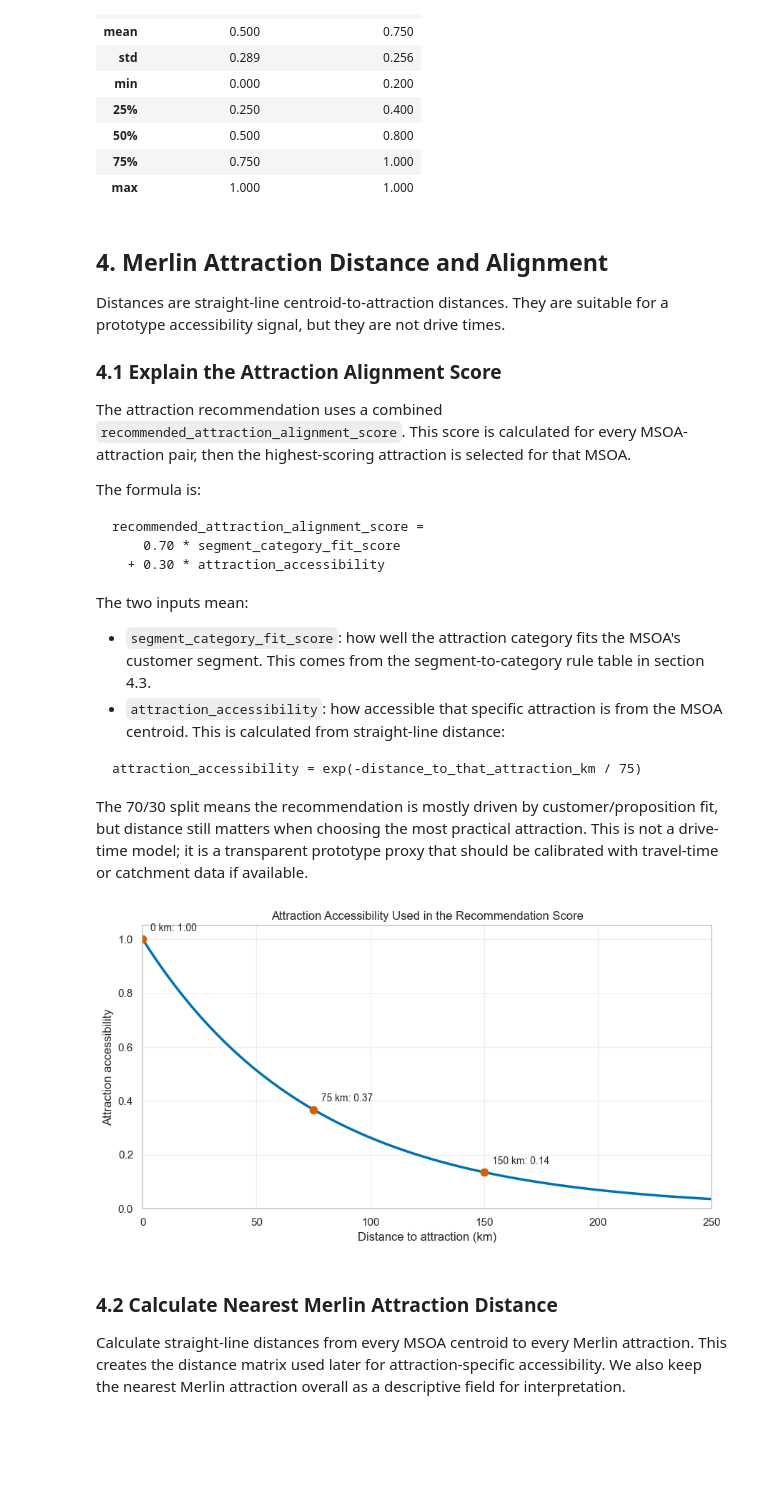
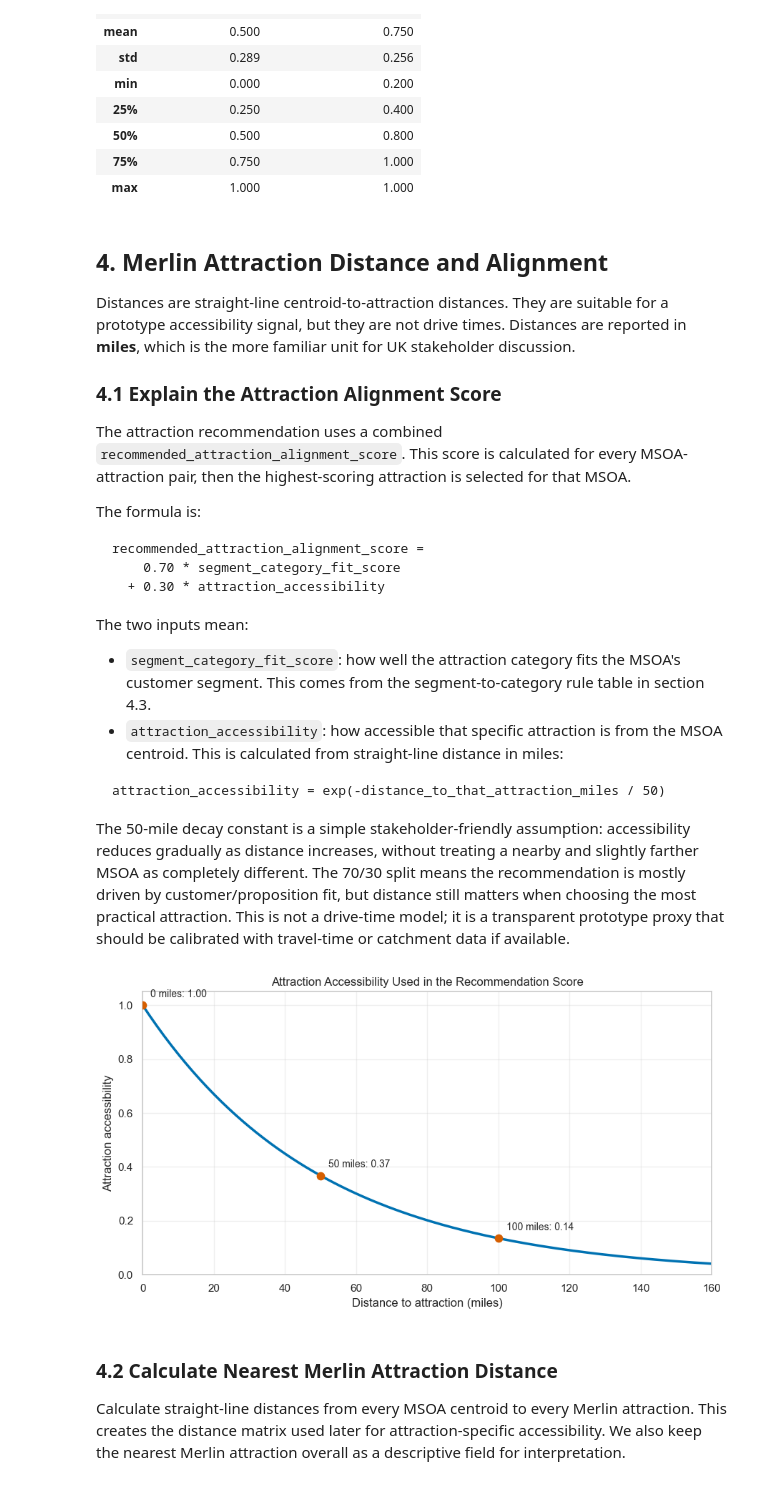
Before and after one commit to billychanhub/uk-demographic-clustering, a Jupyter notebook: notebooks/4_opportunity_scoring.ipynb, the cells around one changed output. Cells and saved outputs as stored; diff of their text form; code cells hidden in the pictures; blank space fills up the shorter version.

````diff
--- a/notebooks/4_opportunity_scoring.ipynb
+++ b/notebooks/4_opportunity_scoring.ipynb
@@ -47,11 +47,14 @@ assert abs(sum(SCORING_WEIGHTS.values()) - 1.0) < 1e-9
 
 PALETTE = ["#0072B2", "#D55E00", "#009E73", "#CC79A7", "#E69F00", "#56B4E9"]
 
-ANNUAL_PASS_DISTANCE_KM = 45
-CLUSTER_MARKETING_DISTANCE_KM = 45
+ATTRACTION_ACCESSIBILITY_DECAY_MILES = 50
+ANNUAL_PASS_DISTANCE_MILES = 30
+CLUSTER_MARKETING_DISTANCE_MILES = 30
 CLUSTER_MARKETING_MIN_ATTRACTIONS = 2
-SHORT_BREAK_MIN_DISTANCE_KM = 60
-SHORT_BREAK_MAX_DISTANCE_KM = 180
+SHORT_BREAK_MIN_DISTANCE_MILES = 40
+SHORT_BREAK_MAX_DISTANCE_MILES = 110
+HIGH_OPPORTUNITY_PERCENTILE_THRESHOLD = 0.70
+TOP_OPPORTUNITY_PERCENTILE_THRESHOLD = 0.90
 REVENUE_PER_VISITOR_ASSUMPTION_GBP = 33.0
 ILLUSTRATIVE_PENETRATION_RATE = 0.01
 
@@ -64,8 +67,8 @@ def clipped_01(series):
     return pd.Series(series).clip(lower=0, upper=1).astype(float)
 
 
-def haversine_km(lat1, lon1, lat2, lon2):
-    radius_km = 6371.0088
+def haversine_miles(lat1, lon1, lat2, lon2):
+    earth_radius_miles = 3958.7613
     lat1 = np.radians(lat1)
     lon1 = np.radians(lon1)
     lat2 = np.radians(lat2)
@@ -73,7 +76,7 @@ def haversine_km(lat1, lon1, lat2, lon2):
     dlat = lat2 - lat1
     dlon = lon2 - lon1
     a = np.sin(dlat / 2) ** 2 + np.cos(lat1) * np.cos(lat2) * np.sin(dlon / 2) ** 2
-    return 2 * radius_km * np.arcsin(np.sqrt(a))
+    return 2 * earth_radius_miles * np.arcsin(np.sqrt(a))
 # %% [markdown]
 ## 2. Load Inputs and QA
 
@@ -198,7 +201,7 @@ scored[pre_recommendation_score_columns].describe().round(3)
 # %% [markdown]
 ## 4. Merlin Attraction Distance and Alignment
 
-Distances are straight-line centroid-to-attraction distances. They are suitable for a prototype accessibility signal, but they are not drive times.
+Distances are straight-line centroid-to-attraction distances. They are suitable for a prototype accessibility signal, but they are not drive times. Distances are reported in **miles**, which is the more familiar unit for UK stakeholder discussion.
 
 ### 4.1 Explain the Attraction Alignment Score
 
@@ -215,49 +218,51 @@ recommended_attraction_alignment_score =
 The two inputs mean:
 
 - `segment_category_fit_score`: how well the attraction category fits the MSOA's customer segment. This comes from the segment-to-category rule table in section 4.3.
-- `attraction_accessibility`: how accessible that specific attraction is from the MSOA centroid. This is calculated from straight-line distance:
+- `attraction_accessibility`: how accessible that specific attraction is from the MSOA centroid. This is calculated from straight-line distance in miles:
 
 ```text
-attraction_accessibility = exp(-distance_to_that_attraction_km / 75)
+attraction_accessibility = exp(-distance_to_that_attraction_miles / 50)
 ```
 
-The 70/30 split means the recommendation is mostly driven by customer/proposition fit, but distance still matters when choosing the most practical attraction. This is not a drive-time model; it is a transparent prototype proxy that should be calibrated with travel-time or catchment data if available.
+The 50-mile decay constant is a simple stakeholder-friendly assumption: accessibility reduces gradually as distance increases, without treating a nearby and slightly farther MSOA as completely different. The 70/30 split means the recommendation is mostly driven by customer/proposition fit, but distance still matters when choosing the most practical attraction. This is not a drive-time model; it is a transparent prototype proxy that should be calibrated with travel-time or catchment data if available.
 # %%
-distance_example = pd.DataFrame({"distance_to_attraction_km": np.linspace(0, 250, 251)})
-distance_example["attraction_accessibility"] = np.exp(-distance_example["distance_to_attraction_km"] / 75)
+distance_example = pd.DataFrame({"distance_to_attraction_miles": np.linspace(0, 160, 161)})
+distance_example["attraction_accessibility"] = np.exp(
+    -distance_example["distance_to_attraction_miles"] / ATTRACTION_ACCESSIBILITY_DECAY_MILES
+)
 
 fig, ax = plt.subplots(figsize=(9, 5))
 sns.lineplot(
     data=distance_example,
-    x="distance_to_attraction_km",
+    x="distance_to_attraction_miles",
     y="attraction_accessibility",
     color="#0072B2",
     linewidth=2.5,
     ax=ax,
 )
 
-reference_distances = [0, 75, 150]
+reference_distances = [0, round(ATTRACTION_ACCESSIBILITY_DECAY_MILES), round(2 * ATTRACTION_ACCESSIBILITY_DECAY_MILES)]
 for distance in reference_distances:
-    score = np.exp(-distance / 75)
+    score = np.exp(-distance / ATTRACTION_ACCESSIBILITY_DECAY_MILES)
     ax.scatter(distance, score, color="#D55E00", s=55, zorder=3)
     ax.annotate(
-        f"{distance} km: {score:.2f}",
+        f"{distance} miles: {score:.2f}",
         xy=(distance, score),
         xytext=(8, 8),
         textcoords="offset points",
         fontsize=10,
     )
 
 ax.set_title("Attraction Accessibility Used in the Recommendation Score")
-ax.set_xlabel("Distance to attraction (km)")
+ax.set_xlabel("Distance to attraction (miles)")
 ax.set_ylabel("Attraction accessibility")
-ax.set_xlim(0, 250)
+ax.set_xlim(0, 160)
 ax.set_ylim(0, 1.05)
 ax.grid(True, alpha=0.3)
 plt.tight_layout()
 plt.show()
 # %% [output]
-[figure, old version]
+[figure, new version]
 # %% [markdown]
 ### 4.2 Calculate Nearest Merlin Attraction Distance
 
````
Also changed, not shown: parts of 33 cells of this notebook, 4 other files.
